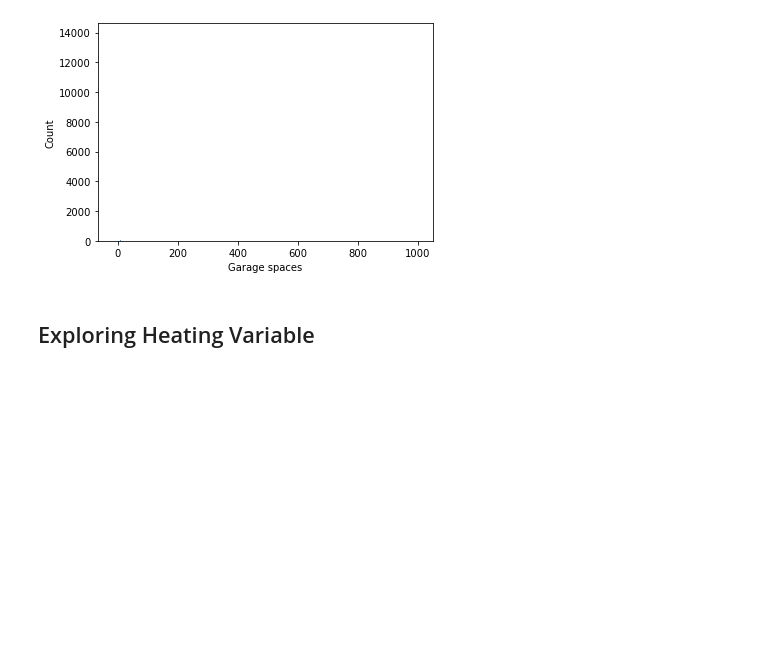
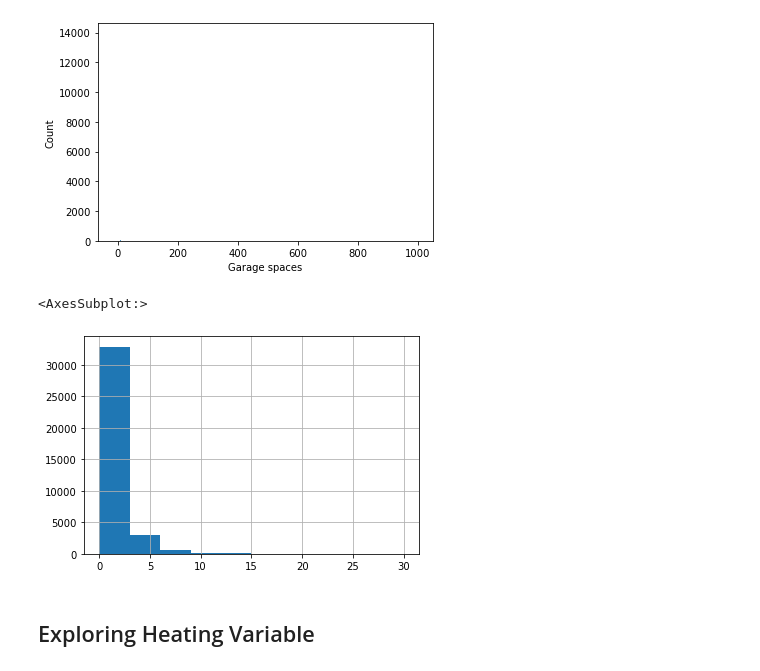
Before and after one commit to tom-farmer/Predictive-Analytics-Hackathon-2022, a Jupyter notebook: notebooks/modeling.ipynb, the cells around one changed output. Saved outputs shown, nothing was run; the diff lists cells and outputs as text; code cells hidden in the pictures; blank space fills up the shorter version.

```diff
--- a/notebooks/modeling.ipynb
+++ b/notebooks/modeling.ipynb
@@ -66,3 +67,8 @@ sns.histplot(train["Garage spaces"])
 # %% [output]
 <AxesSubplot:xlabel='Garage spaces', ylabel='Count'>
 [figure]
+# %%
+np.abs(np.minimum(train["Total spaces"], 30)).hist()
+# %% [output]
+<AxesSubplot:>
+[figure, added]
```
Also changed, not shown: parts of 18 cells of this notebook.
